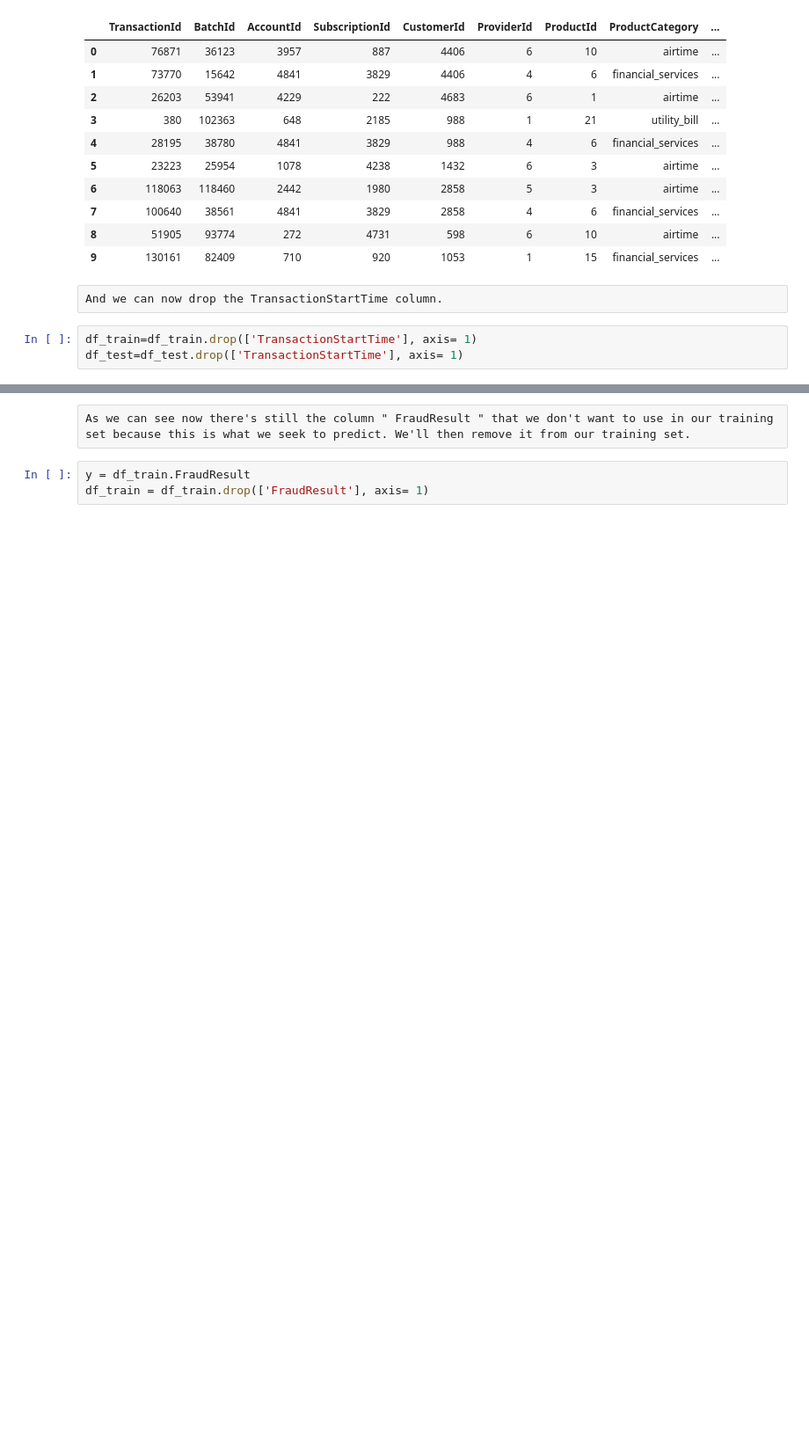
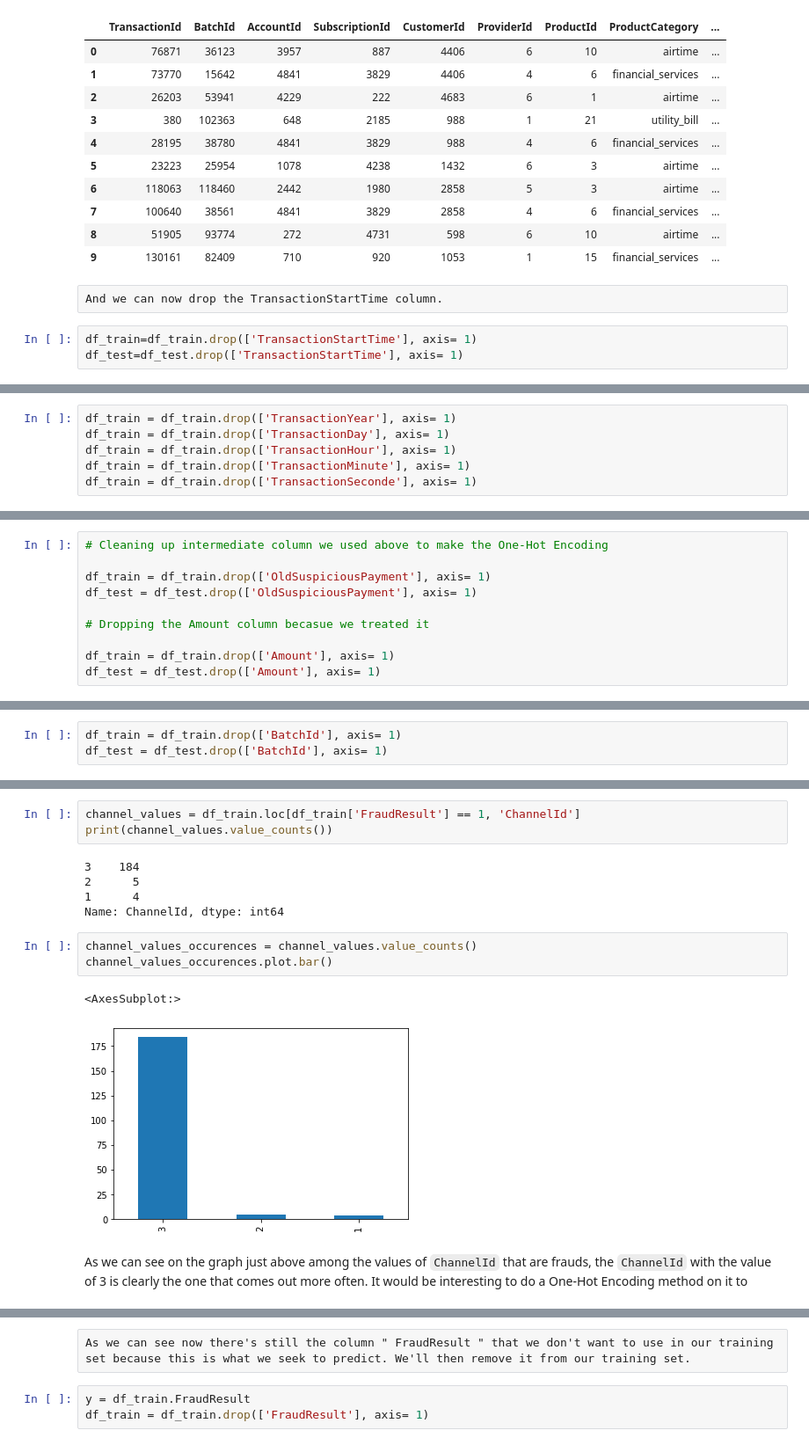
Before and after one commit to TheHugz1997/Machine_Learning_Project, a Jupyter notebook: creditCard.ipynb, the cells around one changed output, grey strips where cells are left out. Shown: that part at 88% size. Drawn from its saved outputs; the diff is of its cells as text; blank space fills up the shorter version.

```diff
--- a/creditCard.ipynb
+++ b/creditCard.ipynb
@@ -444,0 +327,6 @@ df_test = df_test.set_index('TransactionId')
+# %%
+df_train = df_train.drop(['TransactionYear'], axis= 1)
+df_train = df_train.drop(['TransactionDay'], axis= 1)
+df_train = df_train.drop(['TransactionHour'], axis= 1)
+df_train = df_train.drop(['TransactionMinute'], axis= 1)
+df_train = df_train.drop(['TransactionSeconde'], axis= 1)
@@ -444,0 +456,10 @@ df_test = df_test.set_index('TransactionId')
+# %%
+# Cleaning up intermediate column we used above to make the One-Hot Encoding
+
+df_train = df_train.drop(['OldSuspiciousPayment'], axis= 1)
+df_test = df_test.drop(['OldSuspiciousPayment'], axis= 1)
+
+# Dropping the Amount column becasue we treated it
+
+df_train = df_train.drop(['Amount'], axis= 1)
+df_test = df_test.drop(['Amount'], axis= 1)
@@ -444,0 +492,3 @@ df_test = df_test.set_index('TransactionId')
+# %%
+df_train = df_train.drop(['BatchId'], axis= 1)
+df_test = df_test.drop(['BatchId'], axis= 1)
@@ -444,0 +535,16 @@ df_test = df_test.set_index('TransactionId')
+# %%
+channel_values = df_train.loc[df_train['FraudResult'] == 1, 'ChannelId']
+print(channel_values.value_counts())
+# %% [output]
+3    184
+2      5
+1      4
+Name: ChannelId, dtype: int64
+# %%
+channel_values_occurences = channel_values.value_counts()
+channel_values_occurences.plot.bar()
+# %% [output]
+<AxesSubplot:>
+[figure, added]
+# %% [markdown]
+As we can see on the graph just above among the values of `ChannelId` that are frauds, the `ChannelId` with the value of 3 is clearly the one that comes out more often. It would be interesting to do a One-Hot Encoding method on it to
```
Also changed, not shown: parts of 72 cells of this notebook, 1 other file.
